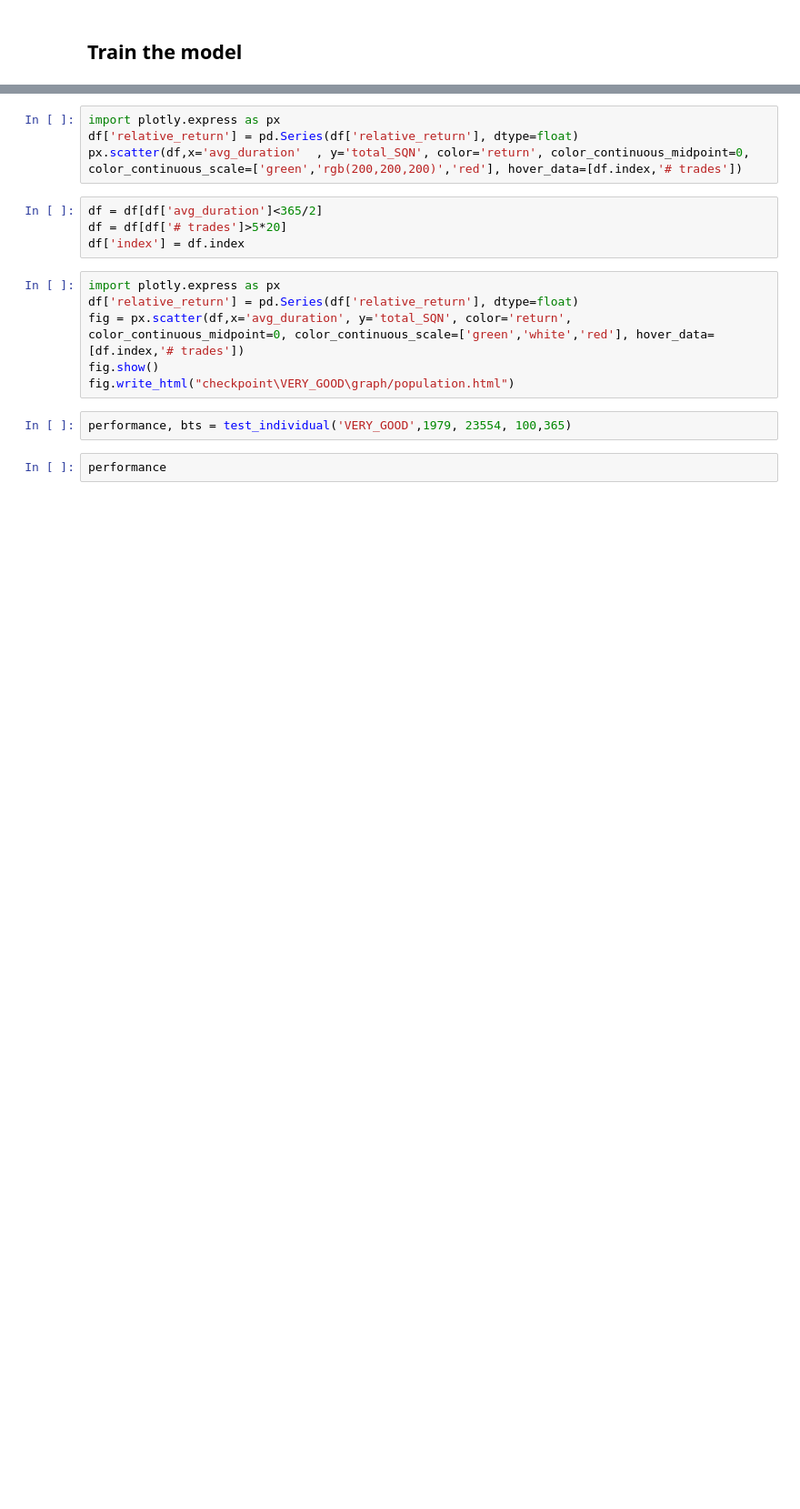
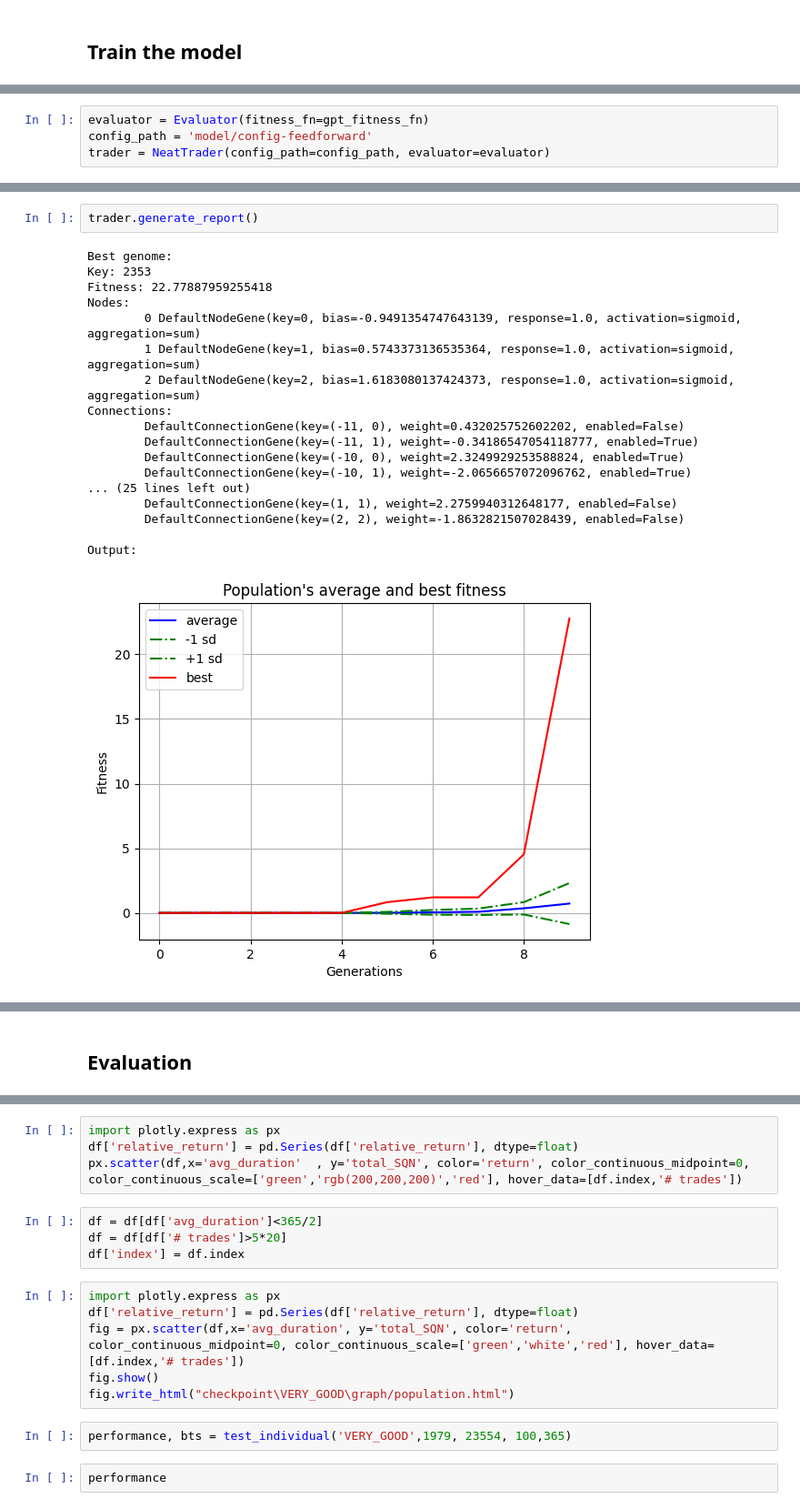
Before and after one commit to libao3128/neat_trader, a Jupyter notebook: main.ipynb, the cells around one changed output, grey strips where cells are left out. Shown: that part at 91% size. Saved outputs shown, nothing was run; the diff lists cells and outputs as text; blank space fills up the shorter version.

```diff
--- a/main.ipynb
+++ b/main.ipynb
@@ -38,0 +7,4 @@ performances, backtesting_data = test_population(population, 'model/config-feedf
+# %%
+evaluator = Evaluator(fitness_fn=gpt_fitness_fn)
+config_path = 'model/config-feedforward'
+trader = NeatTrader(config_path=config_path, evaluator=evaluator)
@@ -38,0 +31,21 @@ performances, backtesting_data = test_population(population, 'model/config-feedf
+# %%
+trader.generate_report()
+# %% [output]
+Best genome:
+Key: 2353
+Fitness: 22.77887959255418
+Nodes:
+        0 DefaultNodeGene(key=0, bias=-0.9491354747643139, response=1.0, activation=sigmoid, aggregation=sum)
+        1 DefaultNodeGene(key=1, bias=0.5743373136535364, response=1.0, activation=sigmoid, aggregation=sum)
+        2 DefaultNodeGene(key=2, bias=1.6183080137424373, response=1.0, activation=sigmoid, aggregation=sum)
+Connections:
+        DefaultConnectionGene(key=(-11, 0), weight=0.432025752602202, enabled=False)
+        DefaultConnectionGene(key=(-11, 1), weight=-0.34186547054118777, enabled=True)
+        DefaultConnectionGene(key=(-10, 0), weight=2.3249929253588824, enabled=True)
+        DefaultConnectionGene(key=(-10, 1), weight=-2.0656657072096762, enabled=True)
+... (25 lines left out)
+        DefaultConnectionGene(key=(1, 1), weight=2.2759940312648177, enabled=False)
+        DefaultConnectionGene(key=(2, 2), weight=-1.8632821507028439, enabled=False)
+
+Output:
+[figure, added]
@@ -38,0 +53,2 @@ performances, backtesting_data = test_population(population, 'model/config-feedf
+# %% [markdown]
+## Evaluation
```
Also changed, not shown: parts of 28 cells of this notebook, 7 other files.
